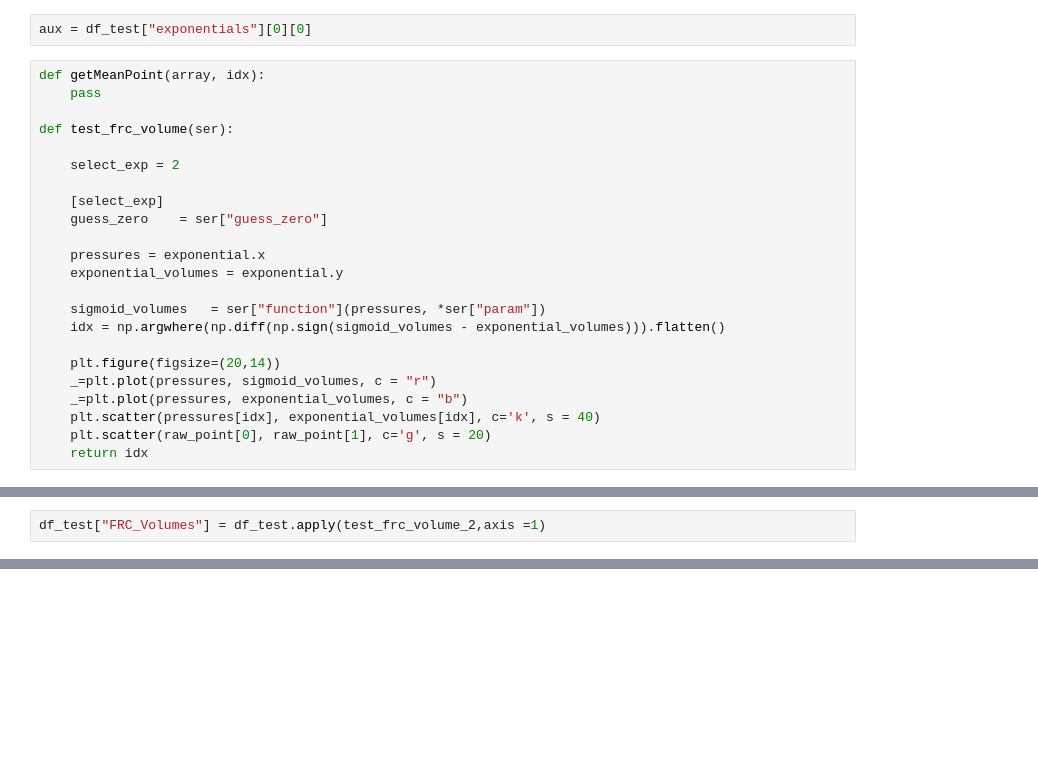
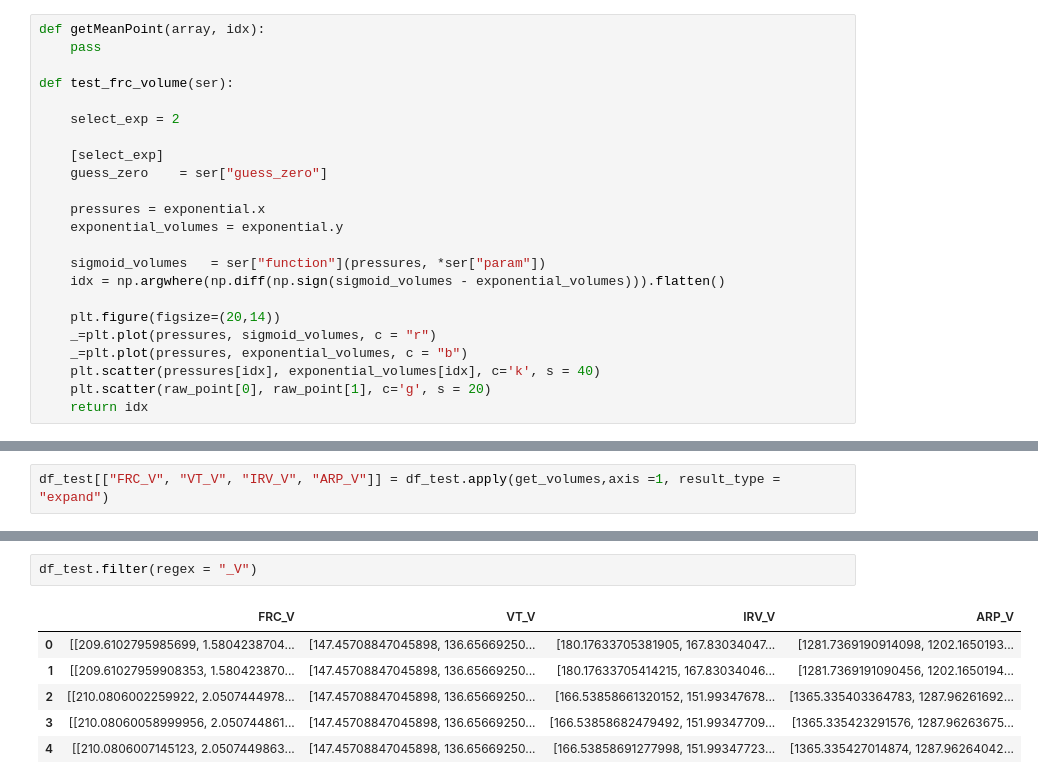
Before and after one commit to edlbcamargo/recrutabilidade, a Jupyter notebook: porquinhos_analysis.ipynb, the cells around one changed output, grey strips where cells are left out. Drawn from its saved outputs; the diff is of its cells as text; blank space fills up the shorter version.

Commit message:
Volumes FRC, VT, IRV, ARP

```diff
--- a/porquinhos_analysis.ipynb
+++ b/porquinhos_analysis.ipynb
@@ -121,5 +117,3 @@ utils.exponential
-# %%
-aux = df_test["exponentials"][0][0]
 # %%
 def getMeanPoint(array, idx):
     pass
@@ -195,3 +243,3 @@ FRC = 906.8288827332387 RAW_Y:707.396728515625
 # %%
-df_test["FRC_Volumes"] = df_test.apply(test_frc_volume_2,axis =1)
+df_test[["FRC_V", "VT_V", "IRV_V", "ARP_V"]] = df_test.apply(get_volumes,axis =1, result_type = "expand")
 # %% [output]
@@ -232,0 +256,9 @@ FRC = 907.2992035563279 RAW_Y:707.396728515625
+# %%
+df_test.filter(regex = "_V")
+# %% [output]
+|  | FRC_V | VT_V | IRV_V | ARP_V |
+| 0 | [[209.6102795985699, 1.5804238704... | [147.45708847045898, 136.65669250... | [180.17633705381905, 167.83034047... | [1281.7369190914098, 1202.1650193... |
+| 1 | [[209.61027959908353, 1.580423870... | [147.45708847045898, 136.65669250... | [180.17633705414215, 167.83034046... | [1281.7369191090456, 1202.1650194... |
+| 2 | [[210.0806002259922, 2.0507444978... | [147.45708847045898, 136.65669250... | [166.53858661320152, 151.99347678... | [1365.335403364783, 1287.96261692... |
+| 3 | [[210.08060058999956, 2.050744861... | [147.45708847045898, 136.65669250... | [166.53858682479492, 151.99347709... | [1365.335423291576, 1287.96263675... |
+| 4 | [[210.0806007145123, 2.0507449863... | [147.45708847045898, 136.65669250... | [166.53858691277998, 151.99347723... | [1365.335427014874, 1287.96264042... |
```
Also changed, not shown: parts of 6 cells of this notebook.
